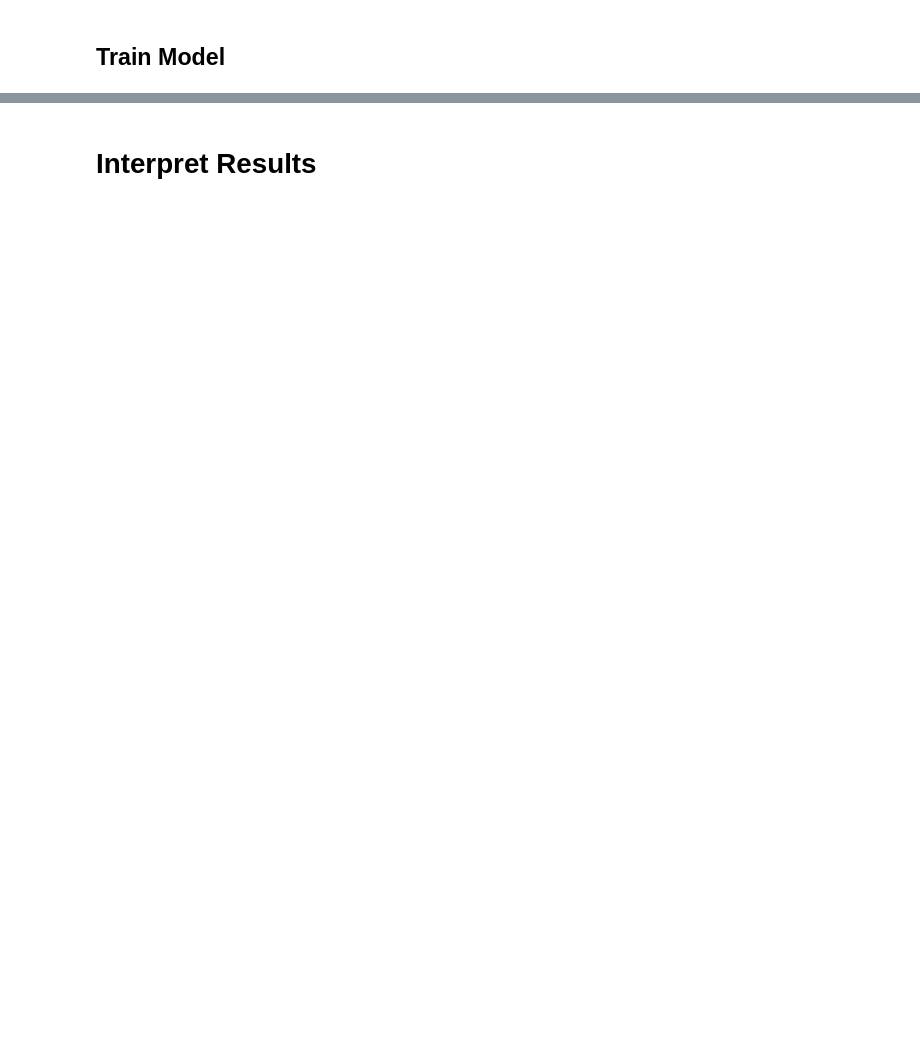
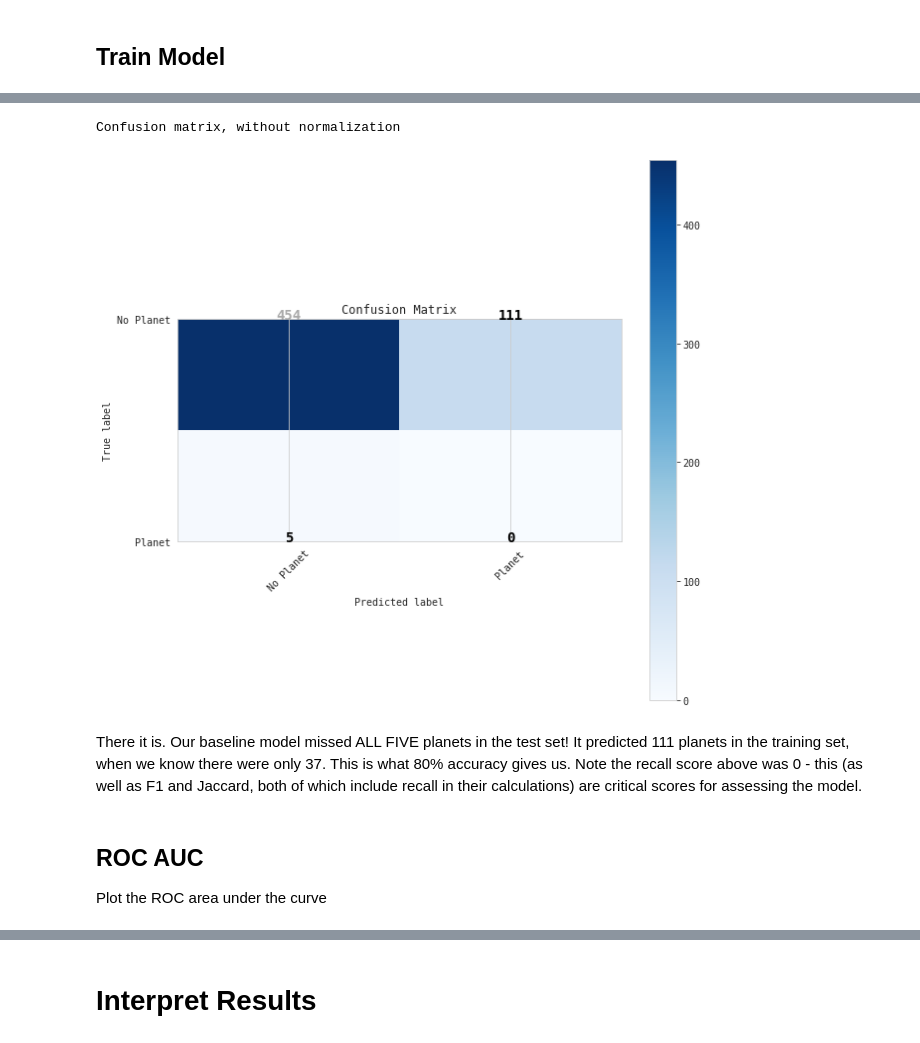
Before and after one commit to alphasentaurii/starskope, a Jupyter notebook: starskope.ipynb, the cells around one changed output, grey strips where cells are left out. Drawn from its saved outputs; the diff is of its cells as text; code cells hidden in the pictures; blank space fills up the shorter version.

```diff
--- a/starskope.ipynb
+++ b/starskope.ipynb
@@ -466,0 +969,14 @@ _________________________________________________________________
+# %%
+# Plot NON normalized confusion matrix
+conf1b = plot_confusion_matrix(cm, classes=['No Planet', 'Planet'], normalize=False,
+                      title='Normalized confusion matrix')
+conf1b
+# %% [output]
+Confusion matrix, without normalization
+[figure, added]
+# %% [markdown]
+There it is. Our baseline model missed ALL FIVE planets in the test set! It predicted 111 planets in the training set, when we know there were only 37. This is what 80% accuracy gives us. Note the recall score above was 0 - this (as well as F1 and Jaccard, both of which include recall in their calculations) are critical scores for assessing the model.
+# %% [markdown]
+## ROC AUC
+
+Plot the ROC area under the curve
```
Also changed, not shown: parts of 140 cells of this notebook, 1 other file.
